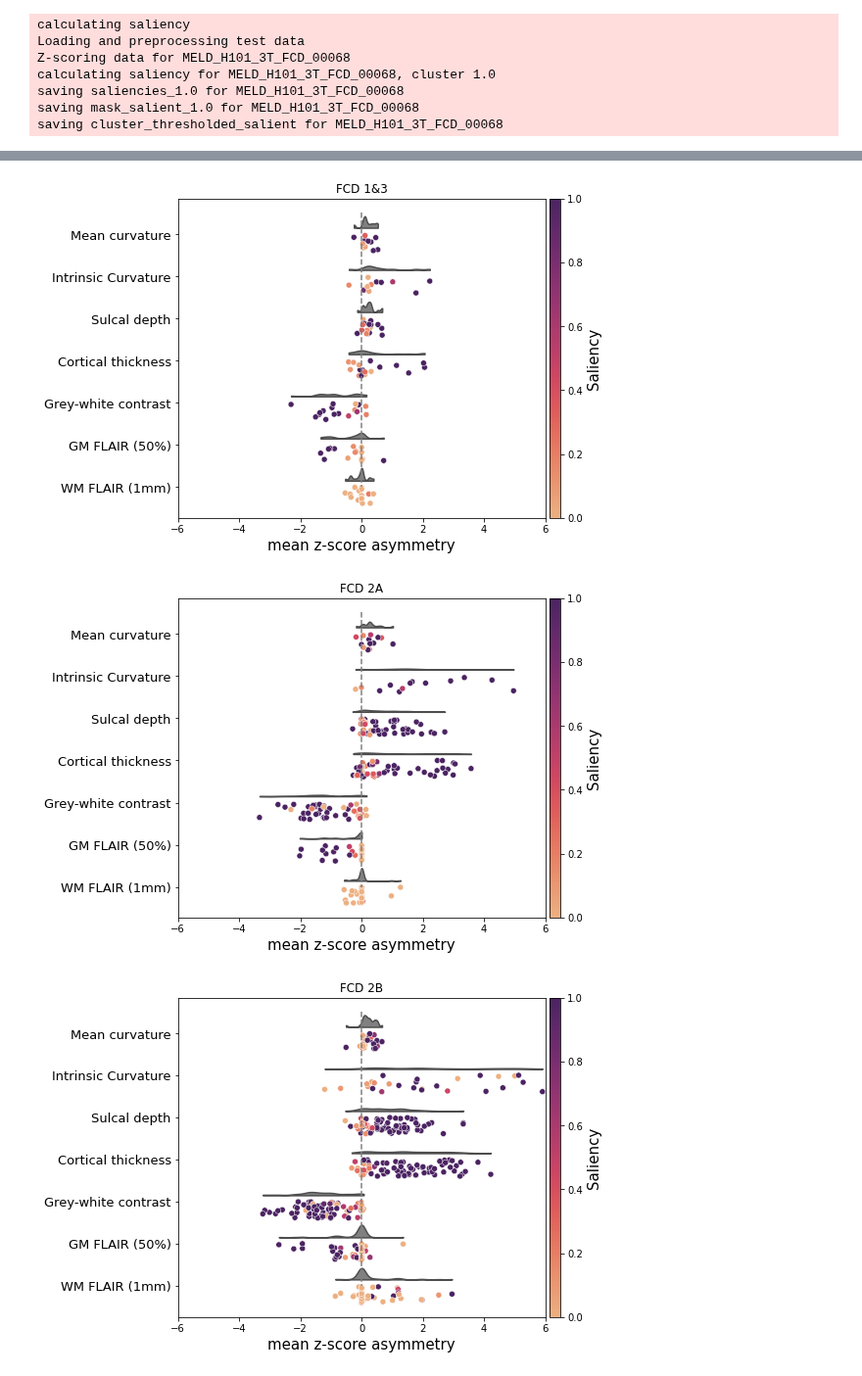
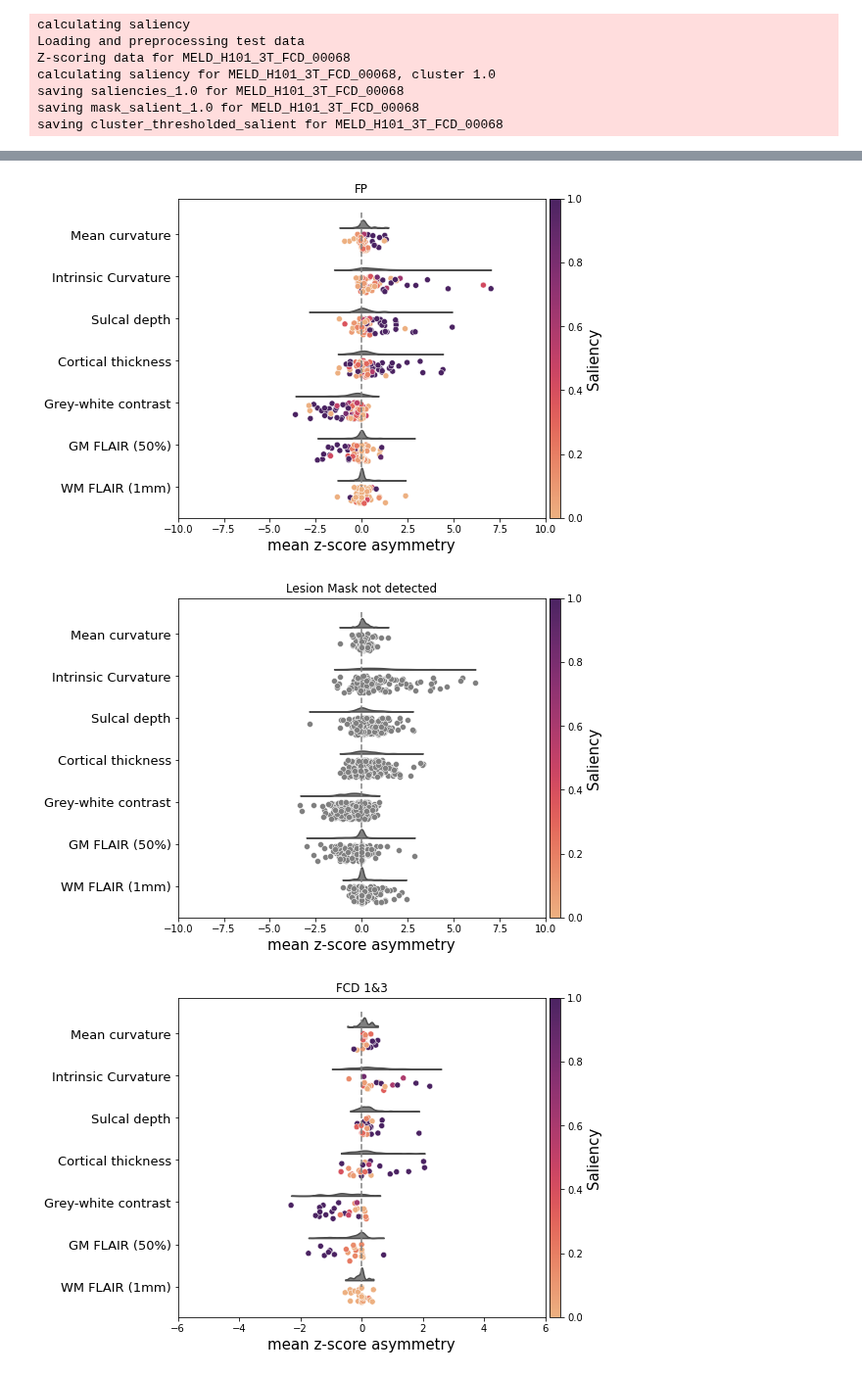
Before and after one commit to MELDProject/meld_graph, a Jupyter notebook: notebooks/analysis_saliencies.ipynb, the cells around one changed output, grey strips where cells are left out. Shown at 98% size. Saved outputs shown, nothing was run; the diff lists cells and outputs as text; code cells hidden in the pictures.

```diff
--- a/notebooks/analysis_saliencies.ipynb
+++ b/notebooks/analysis_saliencies.ipynb
@@ -191,14 +256,21 @@ df_salient.head()
 
 preprocessing = ".inter_z.asym.intra_z.combat"
 
-for histo in ['all','FCD 1&3', 'FCD 2A', 'FCD 2B']:
+for analysis in ['TP','FP','Lesion Mask not detected','FCD 1&3', 'FCD 2A', 'FCD 2B']:
     sub_df = df_salient[df_salient['preprocessing']==preprocessing]
-    if histo=='FCD 1&3':
+    if analysis=='TP':
+        sub_df = sub_df[(sub_df['detected']==True)].copy()
+    elif analysis=='FP':
+        sub_df = sub_df[(sub_df['detected']==False)].copy()
+    elif analysis=='Lesion Mask not detected':
+        sub_df = sub_df[(sub_df['cluster']=='lesion_mask')].copy()
+    elif analysis=='FCD 1&3':
         sub_df = sub_df[(sub_df['histology']=='FCD_1')|(sub_df['histology']=='FCD_3')].copy()
-    elif histo=='FCD 2A':
+    elif analysis=='FCD 2A':
         sub_df = sub_df[(sub_df['histology']=='FCD_2A')].copy()
-    elif histo=='FCD 2B':
+    elif analysis=='FCD 2B':
         sub_df = sub_df[(sub_df['histology']=='FCD_2B')].copy()
+
     else:
         pass
 
@@ -210,11 +282,15 @@ for histo in ['all','FCD 1&3', 'FCD 2A', 'FCD 2B']:
                         scale = "area", color = 'grey', width = .6, inner = None)
     sub_df['y']=[base_feature_sets.index(x)-0.1 for x in sub_df['feature']]
     sub_df['y_jitter']=sub_df['y']+np.random.uniform(low=0.1, high=0.5, size=(len(sub_df['y'])))
-    scatter=sns.scatterplot(x ="feature_mean"  , y = "y_jitter", data = sub_df, hue="saliency",  hue_norm=(0,1),
+    if 'Lesion Mask' in analysis:
+        scatter=sns.scatterplot(x ="feature_mean"  , y = "y_jitter", data = sub_df, color = 'grey')
+    else:
+        scatter=sns.scatterplot(x ="feature_mean"  , y = "y_jitter", data = sub_df, hue="saliency",  hue_norm=(0,1),
                     palette=cmap)
+        scatter.legend_.remove()
     ax.plot([0,0], [-0.5,len(base_feature_sets)-1], '--', color='grey', )
 
-    scatter.legend_.remove()
+
 
     sm = plt.cm.ScalarMappable(cmap=cmap)
     sm.set_array([])
@@ -226,10 +302,10 @@ for histo in ['all','FCD 1&3', 'FCD 2A', 'FCD 2B']:
 
     ax.set_xlabel('mean z-score asymmetry', fontsize=15)
     ax.set_ylabel('',)
-    if histo=='all':
-        ax.set_xlim([-14,14])
+    if 'FCD' in analysis:
+        ax.set_xlim([-6,6])
     else:
-        ax.set_xlim([-6,6])
-    plt.title(histo)
+        ax.set_xlim([-10,10])
+    plt.title(analysis)
     plt.show()
 # %% [output]
@@ -247,3 +313,3 @@ See the caveats in the documentation: https://pandas.pydata.org/pandas-docs/stab
-[figure, old version]
+[figure, new version]
-[figure, old version]
+[figure, new version]
-[figure, old version]
+[figure, new version]
```
Also changed, not shown: parts of 4 cells of this notebook, 5 other files.
